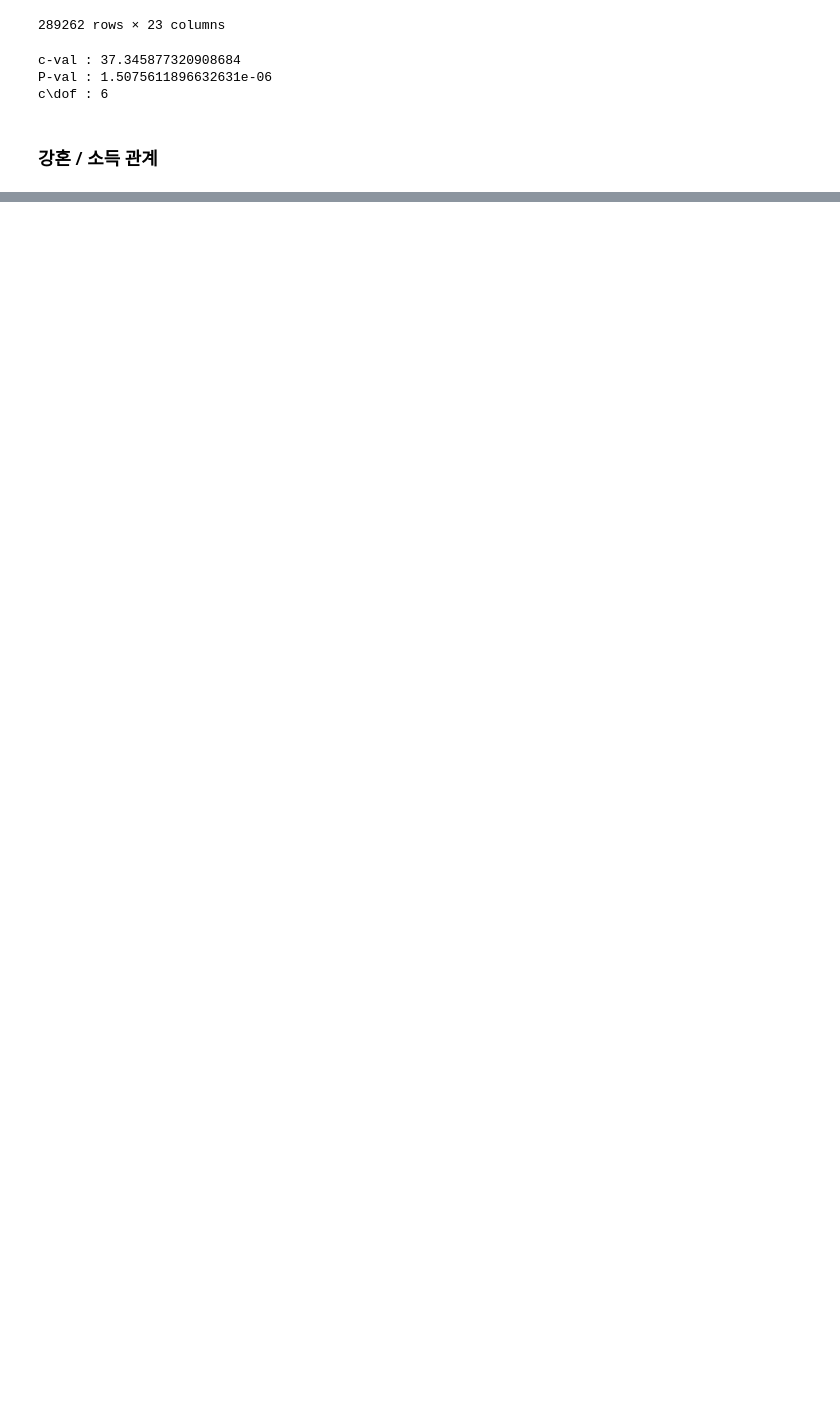
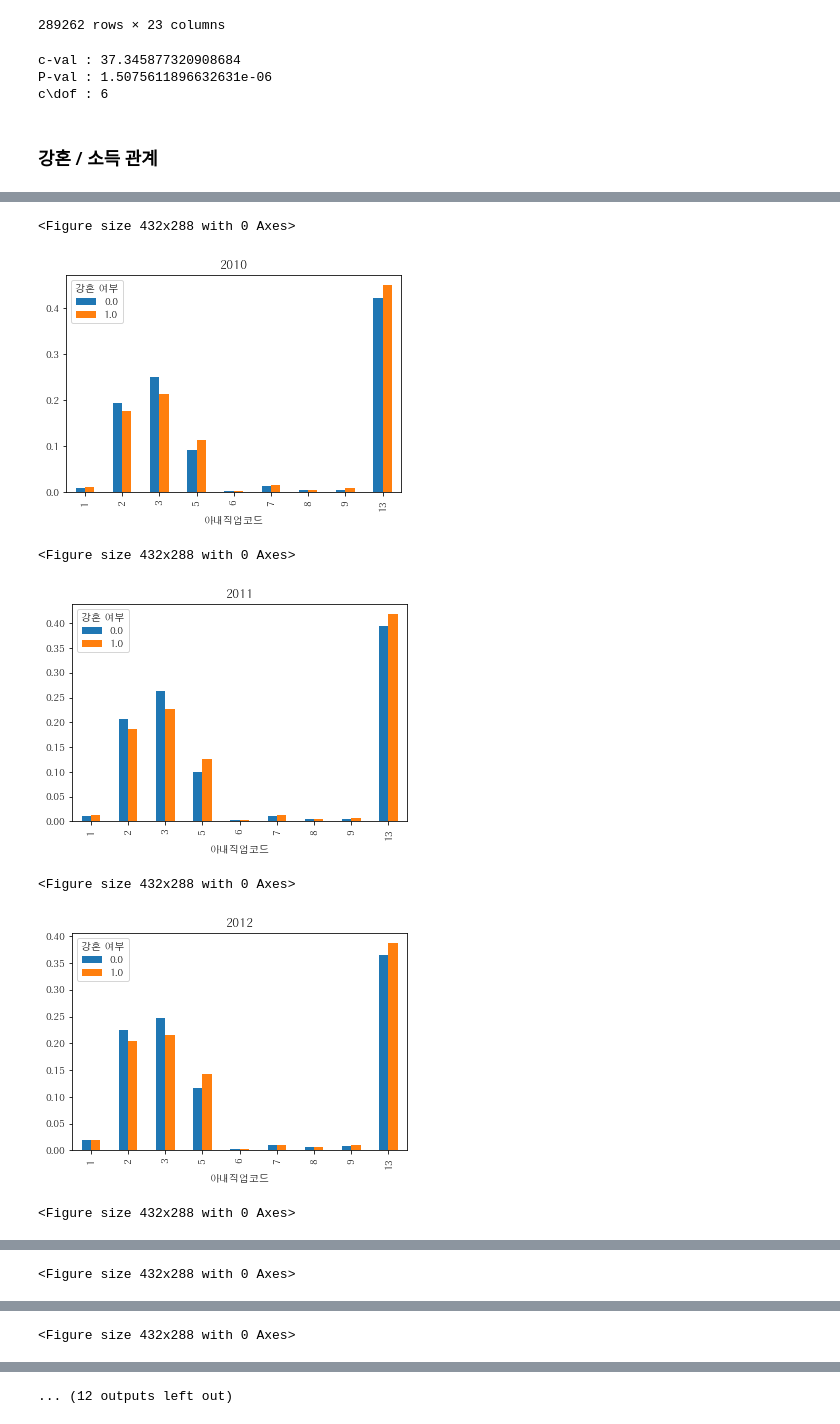
Before and after one commit to ohMinyoung22/science_project, a Jupyter notebook: eda/older_marriage.ipynb, the cells around one changed output, grey strips where cells are left out. Cells and saved outputs as stored; diff of their text form; code cells hidden in the pictures; blank space fills up the shorter version.

```diff
--- a/eda/older_marriage.ipynb
+++ b/eda/older_marriage.ipynb
@@ -3,6 +3,8 @@ import pandas as pd
 import matplotlib.pyplot as plt
 import seaborn as sns
 import scipy
+
+plt.rcParams['font.family'] = 'HYGraphic-Medium'
 # %%
 df = {}
 
@@ -78,0 +68,11 @@ TypeError: object of type 'int' has no len()
+# %%
+i = 2020
+
+crosstab = pd.crosstab(df[i]['아내직업코드'], df[i]["강혼 여부"])
+c, p, dof, expected = scipy.stats.chi2_contingency(crosstab)
+
+print("c-val : " + str(c))
+print("P-val : " + str(p))
+print("dof : " + str(dof) )
+
+# 강혼 여부와 소득 사이에는 연관성 큼
@@ -78,0 +83,17 @@ TypeError: object of type 'int' has no len()
+# %%
+
+for y in range(2010, 2022):
+    plt.figure()
+    crosstab = pd.crosstab(df[y]['아내직업코드'], df[y]["강혼 여부"], normalize='columns')
+    crosstab.plot.bar()
+    plt.title(str(y))
+
+# 강혼과 소득은 양의 상관관계라고 보기 힘듦
+# %% [output]
+<Figure size 432x288 with 0 Axes>
+[figure, added]
+<Figure size 432x288 with 0 Axes>
+[figure, added]
+<Figure size 432x288 with 0 Axes>
+[figure, added]
+<Figure size 432x288 with 0 Axes>
@@ -78,0 +101 @@ TypeError: object of type 'int' has no len()
+<Figure size 432x288 with 0 Axes>
@@ -78,0 +103 @@ TypeError: object of type 'int' has no len()
+<Figure size 432x288 with 0 Axes>
@@ -78,0 +105 @@ TypeError: object of type 'int' has no len()
+... (12 outputs left out)
```
Also changed, not shown: parts of 9 cells of this notebook.
